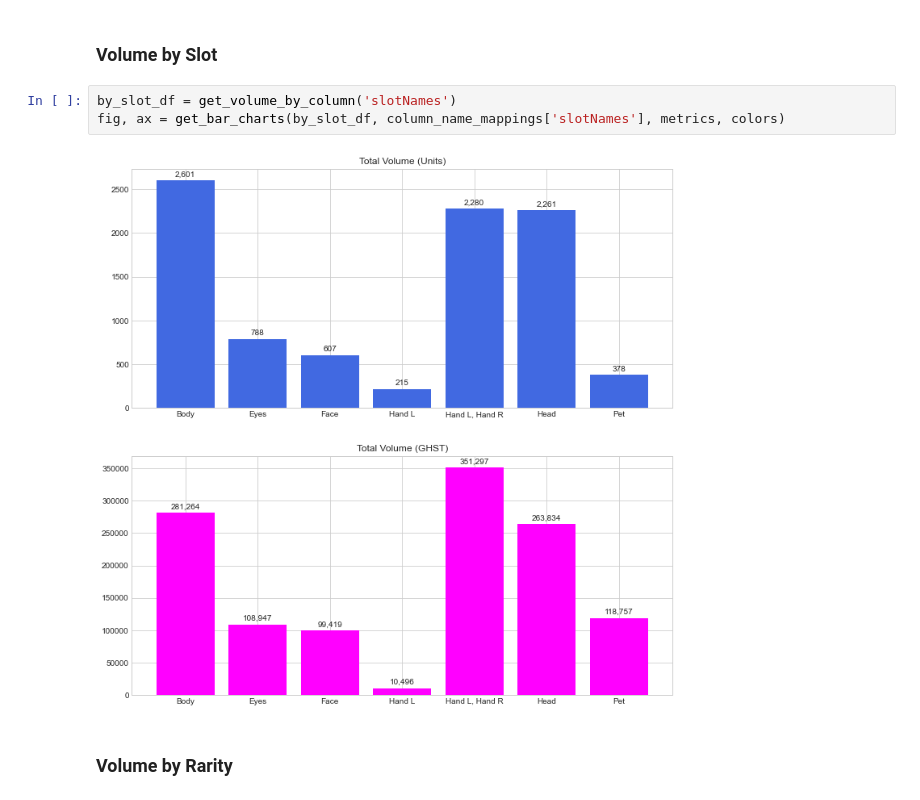
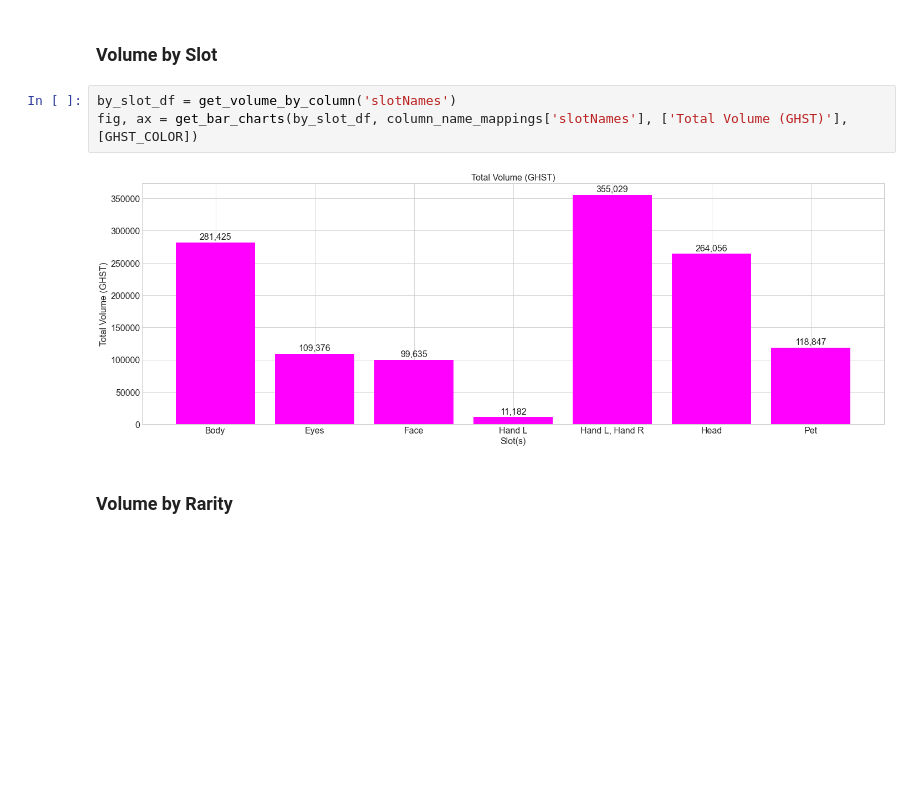
Before and after one commit to mikey-jay/aavegotchi-wearables-report, a Jupyter notebook: wearables_sales_volume.ipynb, the cells around one changed output. Cells and saved outputs as stored; diff of their text form; blank space fills up the shorter version.

```diff
--- a/wearables_sales_volume.ipynb
+++ b/wearables_sales_volume.ipynb
@@ -65,9 +64,9 @@ show_itable_long(by_name_df, order=[[2, 'desc']])
 ### Volume by Slot
 # %%
 by_slot_df = get_volume_by_column('slotNames')
-fig, ax = get_bar_charts(by_slot_df, column_name_mappings['slotNames'], metrics, colors)
+fig, ax = get_bar_charts(by_slot_df, column_name_mappings['slotNames'], ['Total Volume (GHST)'], [GHST_COLOR])
 # %% [output]
-[figure, old version]
+[figure, new version]
 # %% [markdown]
 ### Volume by Rarity
 # %%
```
Also changed, not shown: parts of 13 cells of this notebook, 8 other files.
